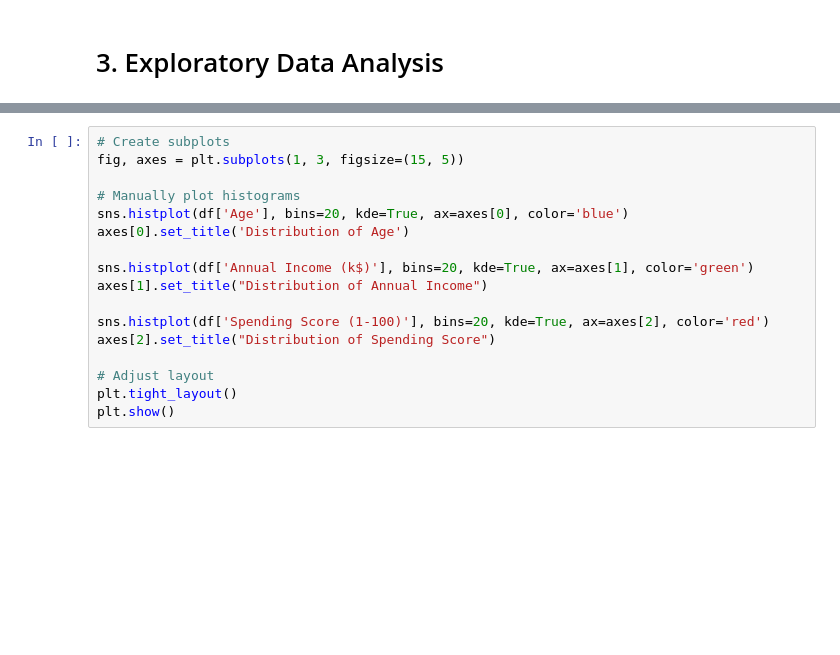
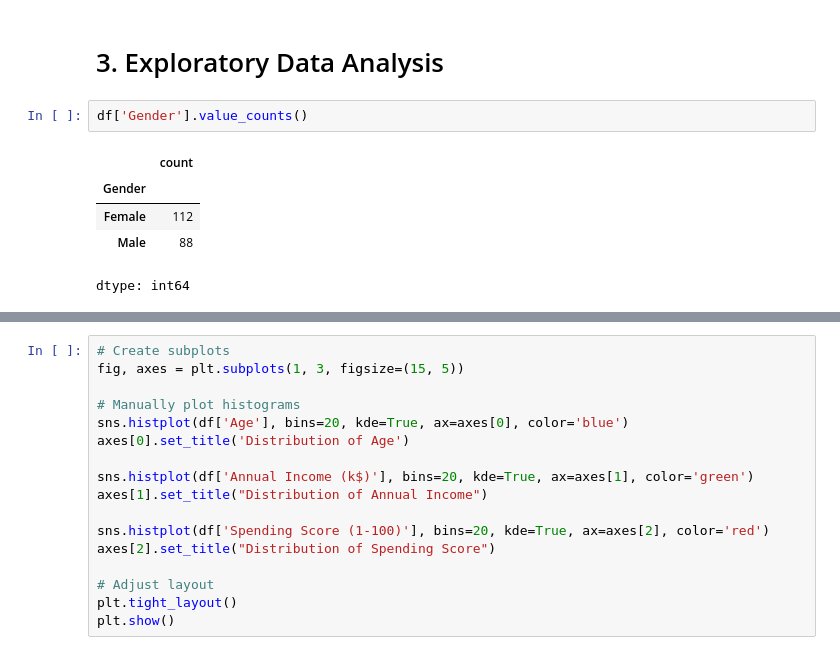
Before and after one commit to sbmccall/data-science-projects, a Jupyter notebook: customer-segmentation/notebooks/Mall_Customer_Segmentation.ipynb, the cells around one changed output, grey strips where cells are left out. Cells and saved outputs as stored; diff of their text form; blank space fills up the shorter version.

```diff
--- a/customer-segmentation/notebooks/Mall_Customer_Segmentation.ipynb
+++ b/customer-segmentation/notebooks/Mall_Customer_Segmentation.ipynb
@@ -57,3 +57,11 @@ df.describe()
 There doesn't appear to be any data cleaning that needs to be done.
 # %% [markdown]
 # 3. Exploratory Data Analysis
+# %%
+df['Gender'].value_counts()
+# %% [output]
+|  | count |
+| Gender |  |
+| Female | 112 |
+| Male | 88 |
+dtype: int64
```
Also changed, not shown: parts of 6 cells of this notebook.
